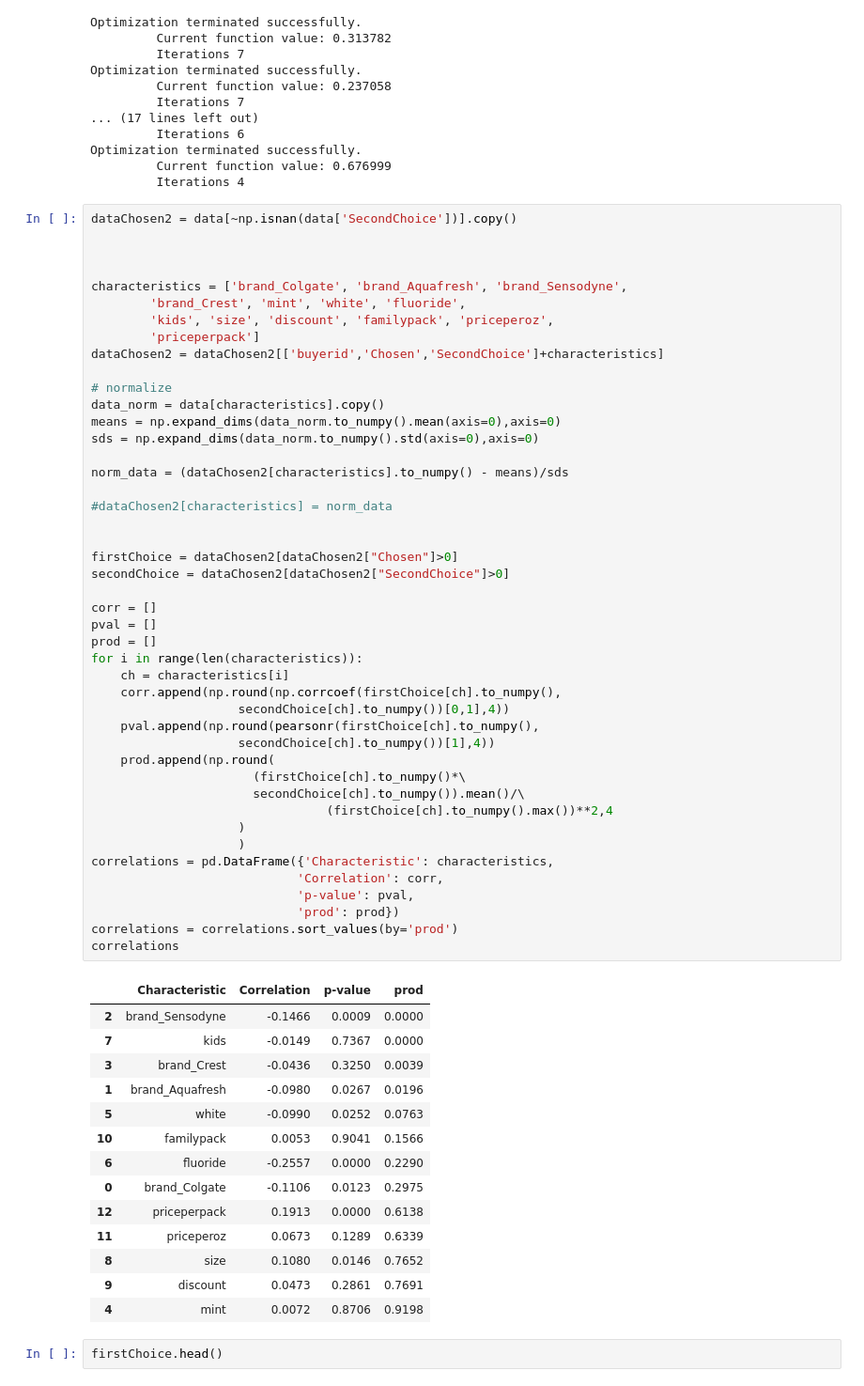
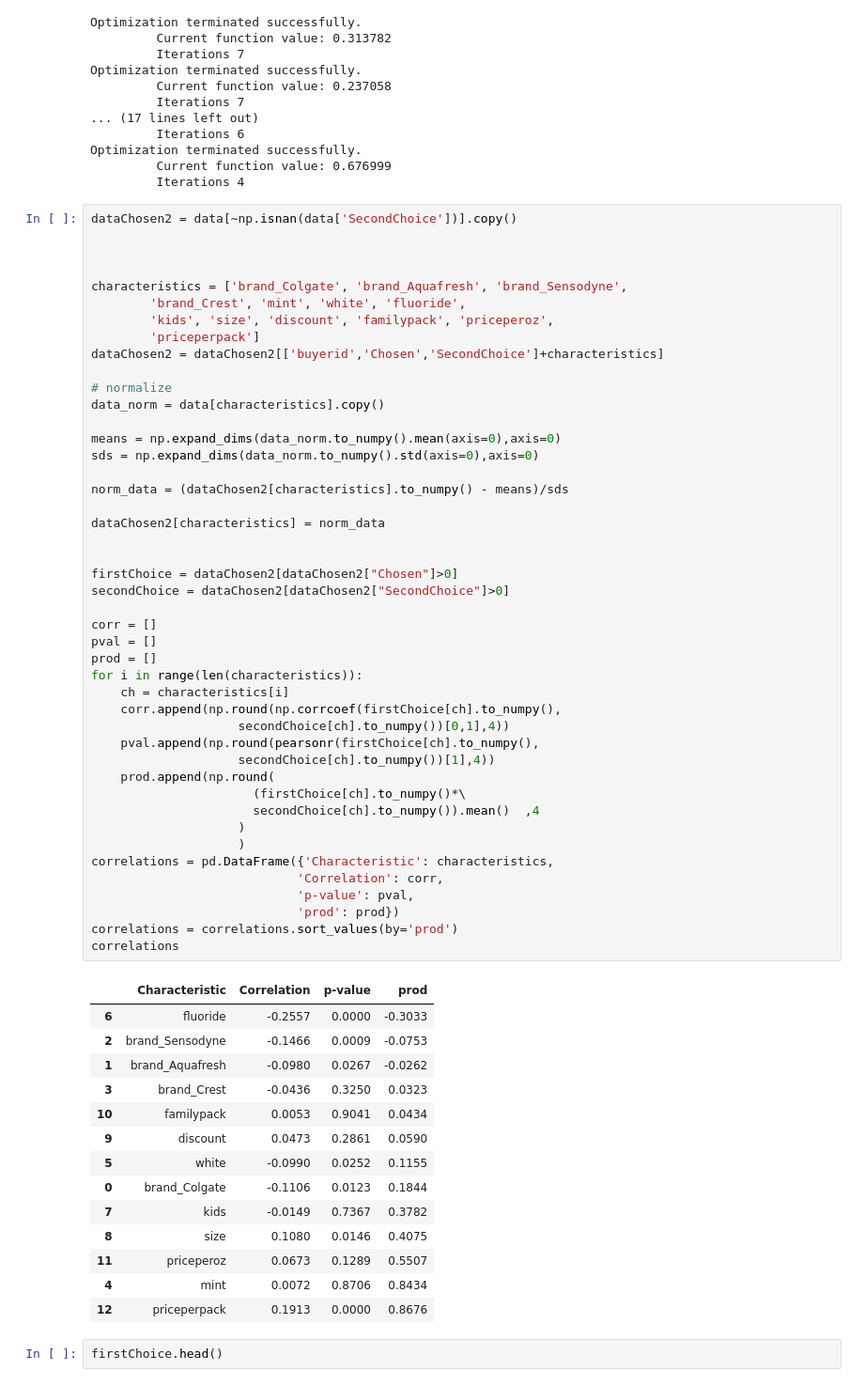
Before and after one commit to robamadour/ps2_IO2, a Jupyter notebook: Exploratory_analysis.ipynb, the cells around one changed output. Shown at 94% size. Drawn from its saved outputs; the diff is of its cells as text.

```diff
--- a/Exploratory_analysis.ipynb
+++ b/Exploratory_analysis.ipynb
@@ -147,53 +147,53 @@ dataChosen2 = dataChosen2[['buyerid','Chosen','SecondChoice']+characteristics]
 
 # normalize
 data_norm = data[characteristics].copy()
+
 means = np.expand_dims(data_norm.to_numpy().mean(axis=0),axis=0)
 sds = np.expand_dims(data_norm.to_numpy().std(axis=0),axis=0)
 
 norm_data = (dataChosen2[characteristics].to_numpy() - means)/sds
 
-#dataChosen2[characteristics] = norm_data
+dataChosen2[characteristics] = norm_data
 
 
 firstChoice = dataChosen2[dataChosen2["Chosen"]>0]
 secondChoice = dataChosen2[dataChosen2["SecondChoice"]>0]
 
 corr = []
 pval = []
 prod = []
 for i in range(len(characteristics)):
     ch = characteristics[i]
     corr.append(np.round(np.corrcoef(firstChoice[ch].to_numpy(),
                     secondChoice[ch].to_numpy())[0,1],4))
     pval.append(np.round(pearsonr(firstChoice[ch].to_numpy(),
                     secondChoice[ch].to_numpy())[1],4))
     prod.append(np.round(
                       (firstChoice[ch].to_numpy()*\
-                      secondChoice[ch].to_numpy()).mean()/\
-                                (firstChoice[ch].to_numpy().max())**2,4
+                      secondChoice[ch].to_numpy()).mean()  ,4
                     )
                     )
 correlations = pd.DataFrame({'Characteristic': characteristics,
                             'Correlation': corr,
                             'p-value': pval,
                             'prod': prod})
 correlations = correlations.sort_values(by='prod')
 correlations
 # %% [output]
 |  | Characteristic | Correlation | p-value | prod |
-| 2 | brand_Sensodyne | -0.1466 | 0.0009 | 0.0000 |
-| 7 | kids | -0.0149 | 0.7367 | 0.0000 |
-| 3 | brand_Crest | -0.0436 | 0.3250 | 0.0039 |
-| 1 | brand_Aquafresh | -0.0980 | 0.0267 | 0.0196 |
-| 5 | white | -0.0990 | 0.0252 | 0.0763 |
-| 10 | familypack | 0.0053 | 0.9041 | 0.1566 |
-| 6 | fluoride | -0.2557 | 0.0000 | 0.2290 |
-| 0 | brand_Colgate | -0.1106 | 0.0123 | 0.2975 |
-| 12 | priceperpack | 0.1913 | 0.0000 | 0.6138 |
-| 11 | priceperoz | 0.0673 | 0.1289 | 0.6339 |
-| 8 | size | 0.1080 | 0.0146 | 0.7652 |
-| 9 | discount | 0.0473 | 0.2861 | 0.7691 |
-| 4 | mint | 0.0072 | 0.8706 | 0.9198 |
+| 6 | fluoride | -0.2557 | 0.0000 | -0.3033 |
+| 2 | brand_Sensodyne | -0.1466 | 0.0009 | -0.0753 |
+| 1 | brand_Aquafresh | -0.0980 | 0.0267 | -0.0262 |
+| 3 | brand_Crest | -0.0436 | 0.3250 | 0.0323 |
+| 10 | familypack | 0.0053 | 0.9041 | 0.0434 |
+| 9 | discount | 0.0473 | 0.2861 | 0.0590 |
+| 5 | white | -0.0990 | 0.0252 | 0.1155 |
+| 0 | brand_Colgate | -0.1106 | 0.0123 | 0.1844 |
+| 7 | kids | -0.0149 | 0.7367 | 0.3782 |
+| 8 | size | 0.1080 | 0.0146 | 0.4075 |
+| 11 | priceperoz | 0.0673 | 0.1289 | 0.5507 |
+| 4 | mint | 0.0072 | 0.8706 | 0.8434 |
+| 12 | priceperpack | 0.1913 | 0.0000 | 0.8676 |
 # %%
 firstChoice.head()
 # %% [output]
```
Also changed, not shown: 10 other files.
